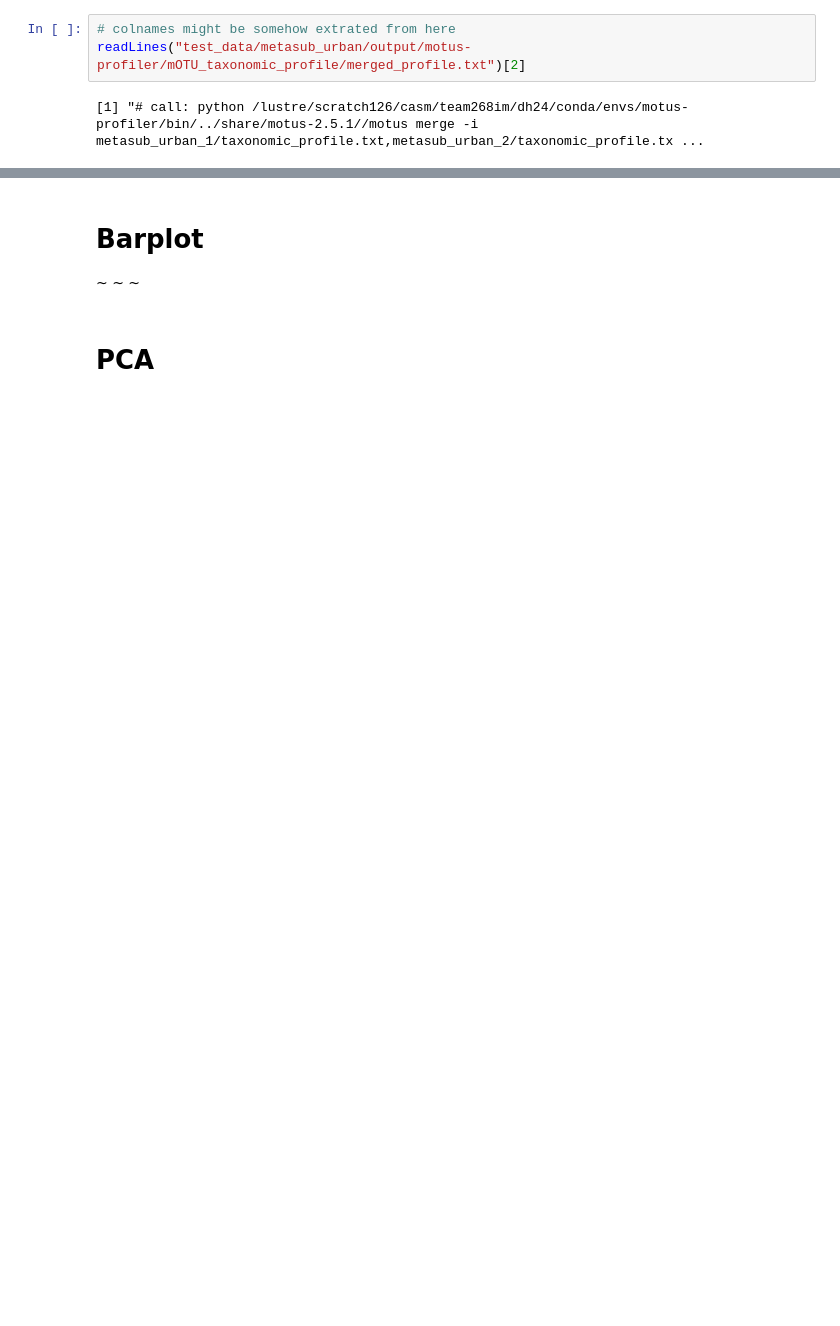
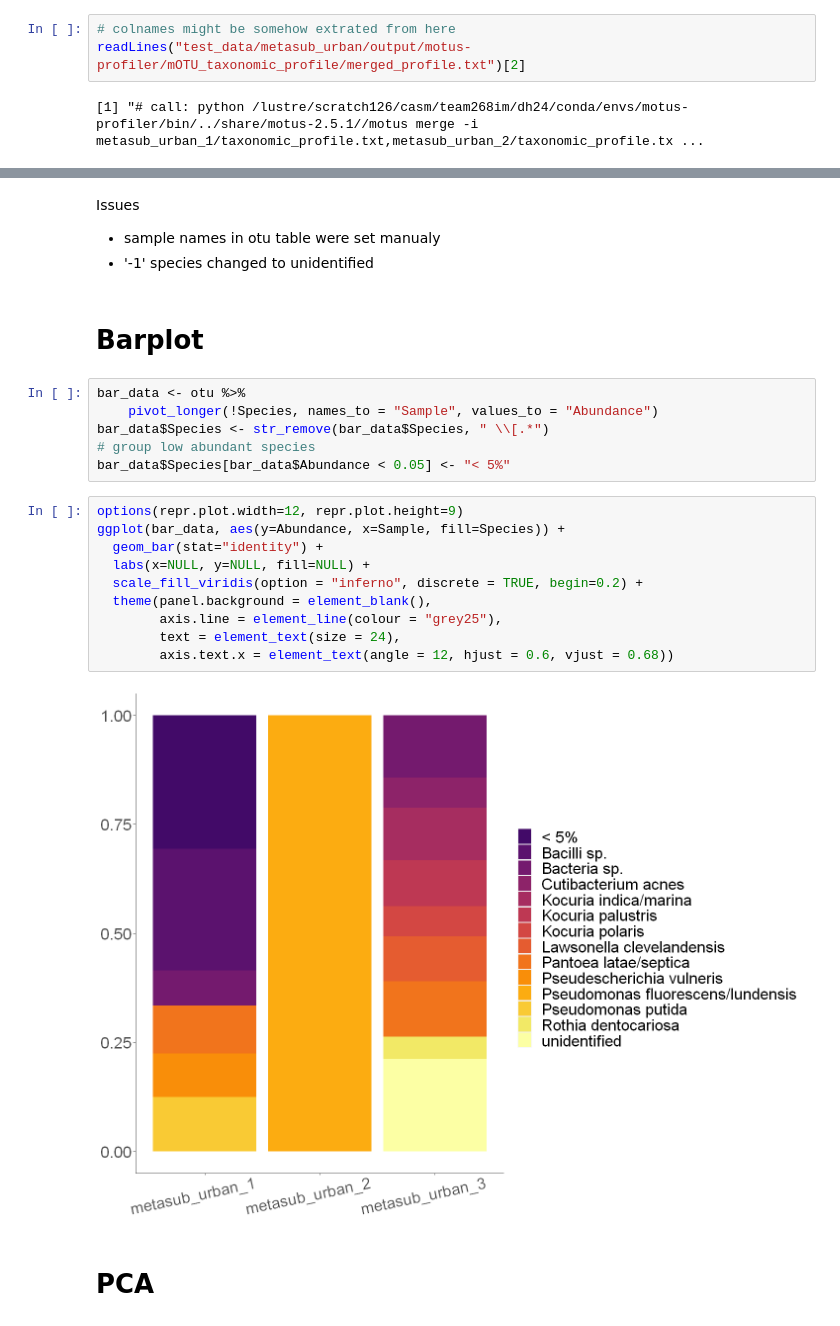
Before and after one commit to MetaSUB-CAMP/camp_motus-profiler, a Jupyter notebook: plot-otu.ipynb, the cells around one changed output, grey strips where cells are left out. Drawn from its saved outputs; the diff is of its cells as text; blank space fills up the shorter version.

```diff
--- a/plot-otu.ipynb
+++ b/plot-otu.ipynb
@@ -21,8 +42,29 @@ metadata <- read.csv("test_data/metasub_urban/input/metasub_urban.csv") %>%
 # match the rows in meta to cols in otu (needed for PCA)
 metadata <- metadata[match(colnames(otu[,-1]), rownames(metadata)),]
+# %% [markdown]
+Issues
+* sample names in otu table were set manualy
+* '-1' species changed to unidentified
 # %% [markdown]
 # Barplot
-~ ~ ~
+# %%
+bar_data <- otu %>%
+    pivot_longer(!Species, names_to = "Sample", values_to = "Abundance")
+bar_data$Species <- str_remove(bar_data$Species, " \\[.*")
+# group low abundant species
+bar_data$Species[bar_data$Abundance < 0.05] <- "< 5%"
+# %%
+options(repr.plot.width=12, repr.plot.height=9)
+ggplot(bar_data, aes(y=Abundance, x=Sample, fill=Species)) +
+  geom_bar(stat="identity") +
+  labs(x=NULL, y=NULL, fill=NULL) +
+  scale_fill_viridis(option = "inferno", discrete = TRUE, begin=0.2) +
+  theme(panel.background = element_blank(),
+        axis.line = element_line(colour = "grey25"),
+        text = element_text(size = 24),
+        axis.text.x = element_text(angle = 12, hjust = 0.6, vjust = 0.68))
+# %% [output]
+[figure, added]
 # %% [markdown]
 # PCA
 # %%
```
Also changed, not shown: parts of 4 cells of this notebook.
